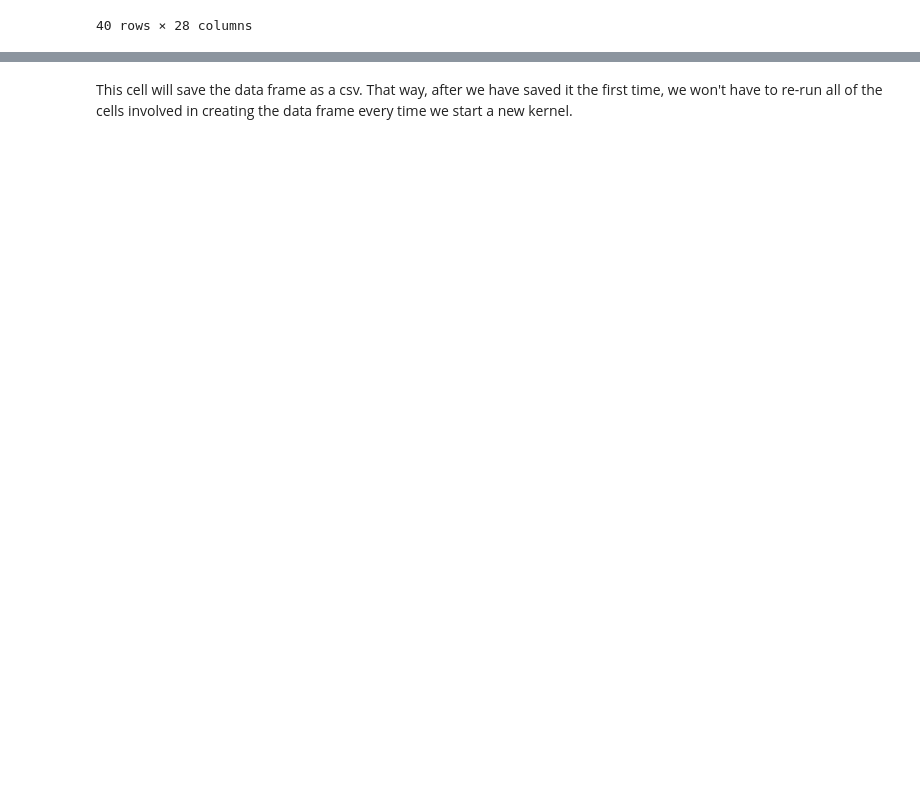
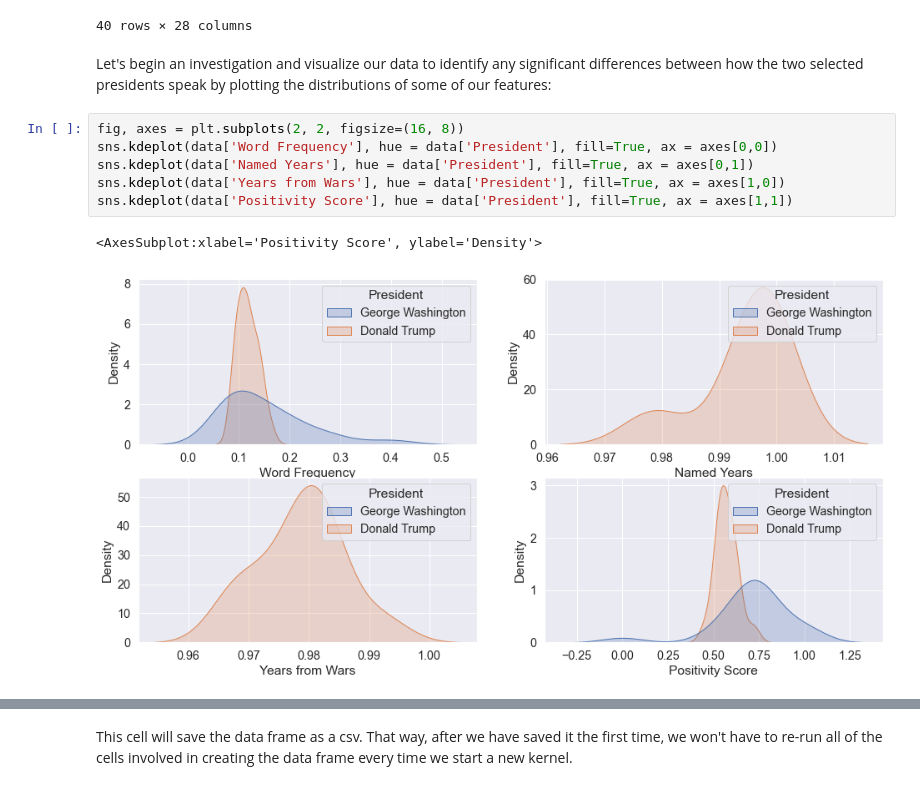
Before and after one commit to gianbatayola/CMSE-202-Project, a Jupyter notebook: Full_Presidential_Dataframe.ipynb, the cells around one changed output, grey strips where cells are left out. Cells and saved outputs as stored; diff of their text form; blank space fills up the shorter version.

Commit message:
Added graphs + confusion matrix

```diff
--- a/Full_Presidential_Dataframe.ipynb
+++ b/Full_Presidential_Dataframe.ipynb
@@ -147,3 +168,14 @@ data
 | 38 | 2019-09-24 | Donald Trump | Republican | Remarks at the United Nations Gen... | President Donald Trump speaks to ... | Thank you very much. Mr. Presiden... | https://millercenter.org/the-pres... | 0.107126 | NaN | ... |
 | 39 | 2019-09-25 | Donald Trump | Republican | Press Conference | President Donald Trump holds a pr... | Thank you very much. Thank you. W... | https://millercenter.org/the-pres... | 0.095827 | NaN | ... |
 40 rows × 28 columns
+# %% [markdown]
+Let's begin an investigation and visualize our data to identify any significant differences between how the two selected presidents speak by plotting the distributions of some of our features:
+# %%
+fig, axes = plt.subplots(2, 2, figsize=(16, 8))
+sns.kdeplot(data['Word Frequency'], hue = data['President'], fill=True, ax = axes[0,0])
+sns.kdeplot(data['Named Years'], hue = data['President'], fill=True, ax = axes[0,1])
+sns.kdeplot(data['Years from Wars'], hue = data['President'], fill=True, ax = axes[1,0])
+sns.kdeplot(data['Positivity Score'], hue = data['President'], fill=True, ax = axes[1,1])
+# %% [output]
+<AxesSubplot:xlabel='Positivity Score', ylabel='Density'>
+[figure, added]
```
Also changed, not shown: parts of 17 cells of this notebook.
